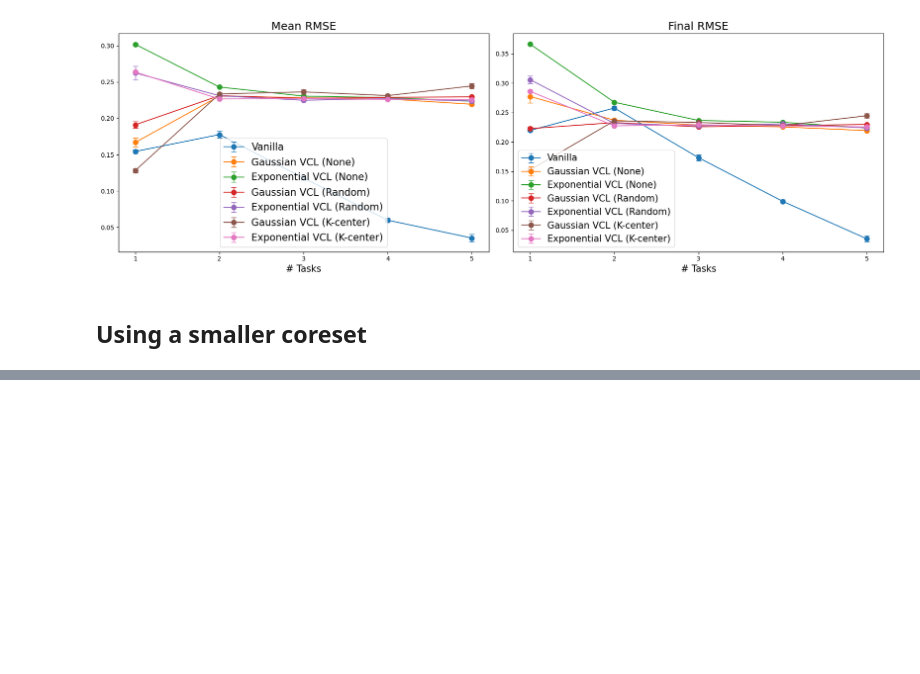
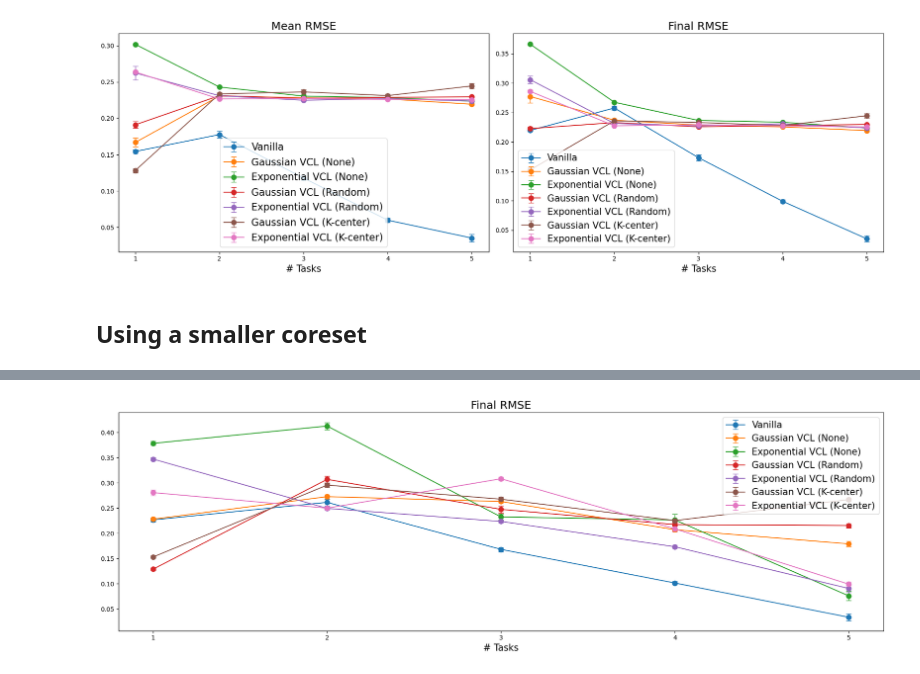
Before and after one commit to 7angel4/VCL-extensions, a Jupyter notebook: experiments.ipynb, the cells around one changed output, grey strips where cells are left out. Saved outputs shown, nothing was run; the diff lists cells and outputs as text; code cells hidden in the pictures; blank space fills up the shorter version.

```diff
--- a/experiments.ipynb
+++ b/experiments.ipynb
@@ -361,0 +375,5 @@ plot_results(ExperimentConfig(task_type='regression', coreset_size=100),
+# %%
+plot_final_results(ExperimentConfig(task_type='regression', coreset_size=100),
+                   small_coreset_reg_results, results_std=small_coreset_reg_std)
+# %% [output]
+[figure, added]
```
Also changed, not shown: parts of 11 cells of this notebook, 8 other files.
